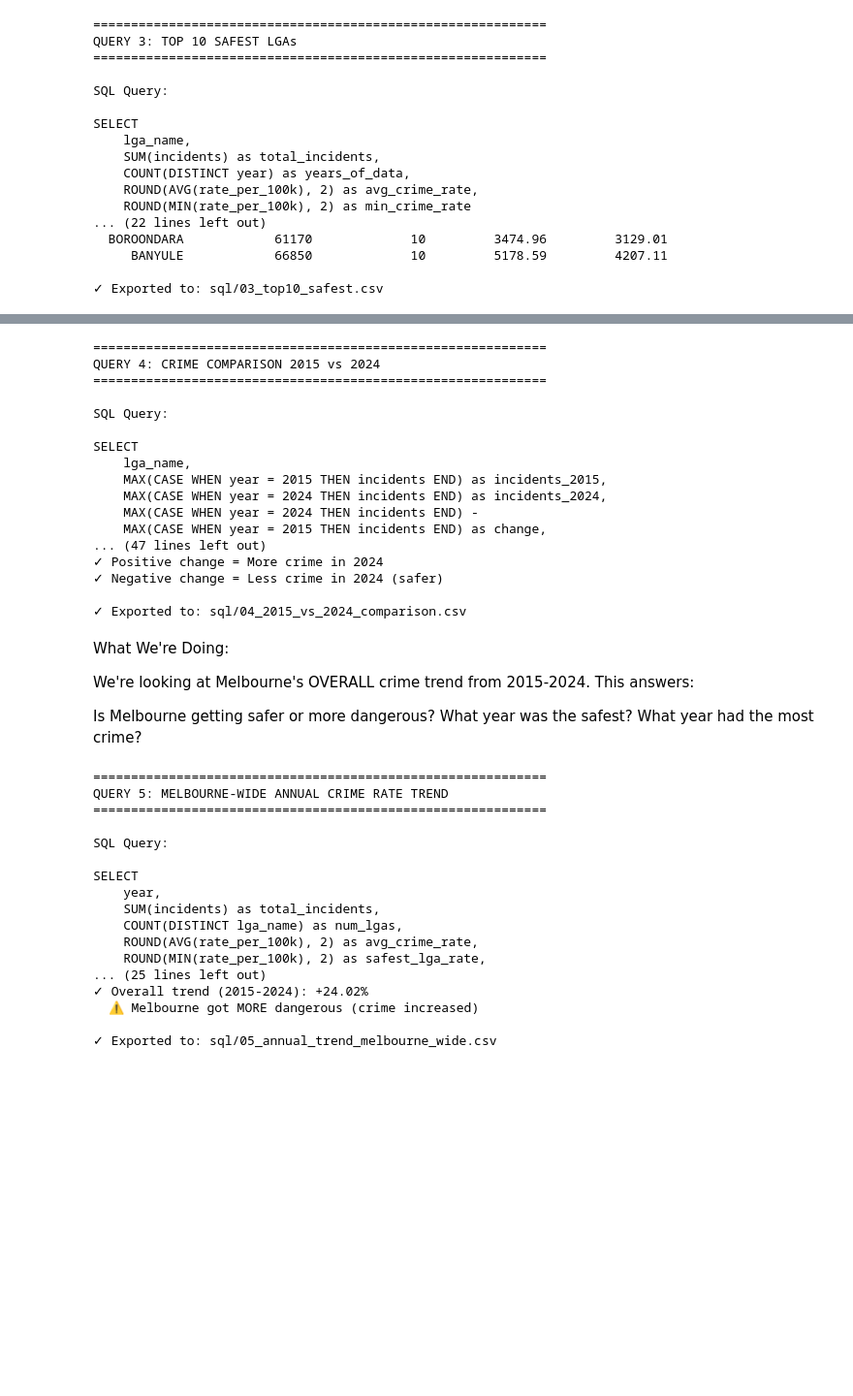
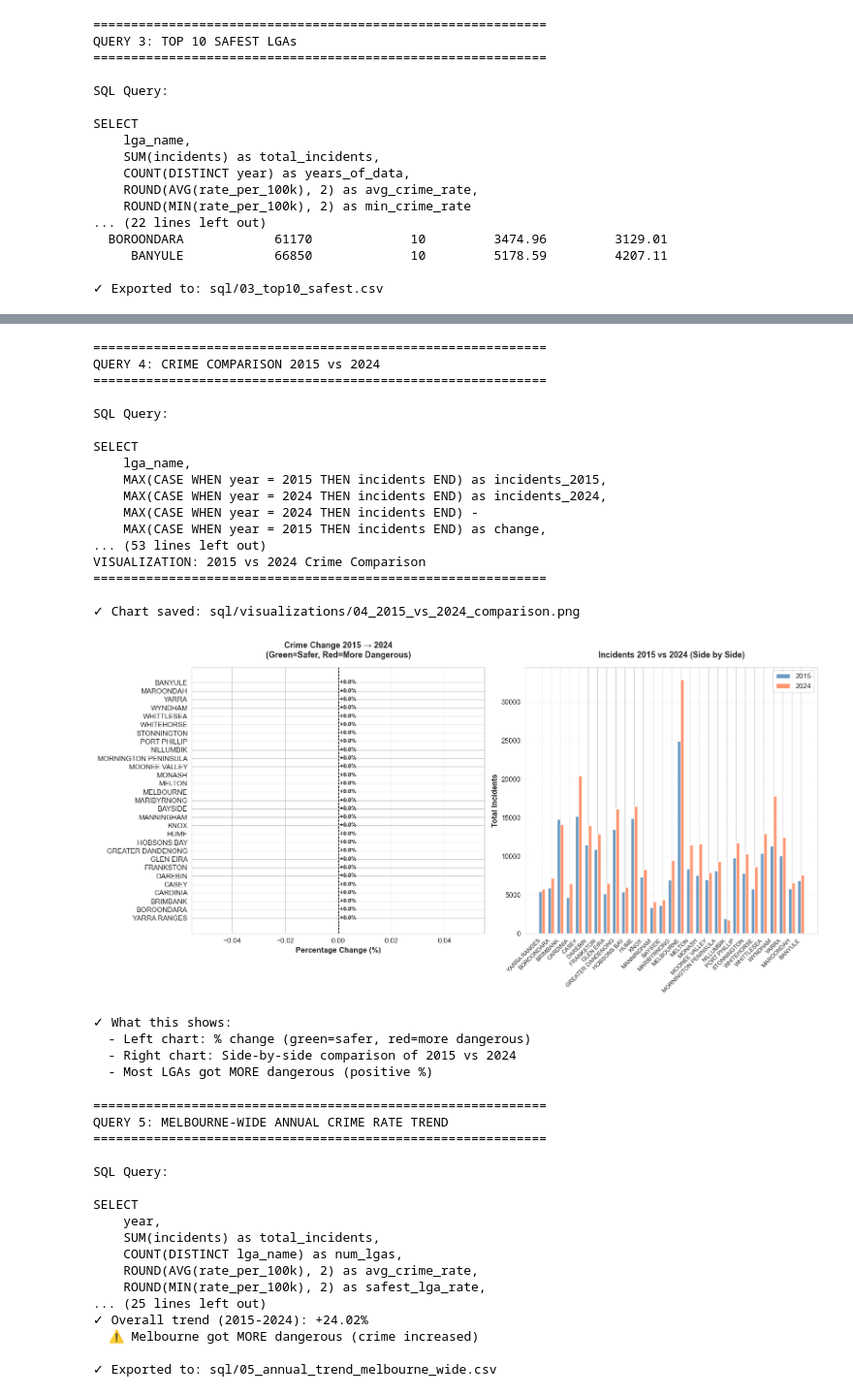
Before and after one commit to Anni2612/melbourne-crime-liveability-dashboard, a Jupyter notebook: python/sql_analysis.ipynb, the cells around one changed output, grey strips where cells are left out. Shown at 97% size. Cells and saved outputs as stored; diff of their text form; code cells hidden in the pictures; blank space fills up the shorter version.

```diff
--- a/python/sql_analysis.ipynb
+++ b/python/sql_analysis.ipynb
@@ -301,4 +437,8 @@ What's the overall trend?
 # %%
+# ==================================================================================
+# ──  QUERY 4 - CRIME COMPARISON 2015 vs 2024 ─────────────────────────
+# ==================================================================================
+
 print("\n" + "="*60)
 print("QUERY 4: CRIME COMPARISON 2015 vs 2024")
 print("="*60)
@@ -324,8 +464,7 @@ print("- CASE WHEN: Extracts data for 2015 and 2024 separately")
 print("- change: Difference between 2024 and 2015 (positive = more crime)")
 print("- pct_change: Percentage change year-over-year")
 print("- ORDER BY pct_change DESC: Worst to best\n")
-
-# ── RUN THE QUERY ─────────────────────────────────────────────────────────
+# ── RUN THE QUERY ─────────────────────────────────────────────────────────────
 query4 = """
 SELECT
     lga_name,
@@ -341,43 +480,91 @@ WHERE year IN (2015, 2024)
 GROUP BY lga_name
 ORDER BY pct_change DESC
 """
 
 df_query4 = pd.read_sql_query(query4, conn)
 
 print("Results (Crime Change 2015 vs 2024):")
 print(df_query4.to_string(index=False))
 
 print(f"\n✓ Positive change = More crime in 2024")
 print(f"✓ Negative change = Less crime in 2024 (safer)")
 
 # Export to CSV
 output_file4 = SQL_OUTPUT + "04_2015_vs_2024_comparison.csv"
 df_query4.to_csv(output_file4, index=False)
 print(f"\n✓ Exported to: {output_file4}")
+print("\n" + "="*60)
+print("VISUALIZATION: 2015 vs 2024 Crime Comparison")
+print("="*60)
+
+# Prepare data
+comparison_data = df_query4.sort_values('pct_change', ascending=True)
+
+# Create figure with 2 subplots
+fig, (ax1, ax2) = plt.subplots(1, 2, figsize=(16, 8))
+
+# ── SUBPLOT 1: Percentage Change (which got worse/better) ──
+colors_change = ['green' if x < 0 else 'red' for x in comparison_data['pct_change']]
+ax1.barh(comparison_data['lga_name'], comparison_data['pct_change'], color=colors_change)
+ax1.set_xlabel('Percentage Change (%)', fontsize=12, fontweight='bold')
+ax1.set_title('Crime Change 2015 → 2024\n(Green=Safer, Red=More Dangerous)',
+              fontsize=13, fontweight='bold', pad=15)
+ax1.axvline(x=0, color='black', linestyle='--', linewidth=1)
+
+# Add value labels
+for i, (idx, row) in enumerate(comparison_data.iterrows()):
+    ax1.text(row['pct_change'], i, f" {row['pct_change']:+.1f}%",
+             va='center', fontsize=9, fontweight='bold')
+
+# ── SUBPLOT 2: Incident Comparison (bars side by side) ──
+x = np.arange(len(comparison_data))
+width = 0.35
+
+ax2.bar(x - width/2, comparison_data['incidents_2015'], width,
+        label='2015', alpha=0.8, color='steelblue')
+ax2.bar(x + width/2, comparison_data['incidents_2024'], width,
+        label='2024', alpha=0.8, color='coral')
+
+ax2.set_ylabel('Total Incidents', fontsize=12, fontweight='bold')
+ax2.set_title('Incidents 2015 vs 2024 (Side by Side)', fontsize=13, fontweight='bold', pad=15)
+ax2.set_xticks(x)
+ax2.set_xticklabels(comparison_data['lga_name'], rotation=45, ha='right', fontsize=9)
+ax2.legend(fontsize=11)
+ax2.grid(True, alpha=0.3, axis='y')
+plt.tight_layout()
+
+# Save the chart
+chart_path = VIZ_OUTPUT + "04_2015_vs_2024_comparison.png"
+plt.savefig(chart_path, dpi=300, bbox_inches='tight')
+print(f"\n✓ Chart saved: {chart_path}")
+
+plt.show()
+
+print("\n✓ What this shows:")
+print("  - Left chart: % change (green=safer, red=more dangerous)")
+print("  - Right chart: Side-by-side comparison of 2015 vs 2024")
+print("  - Most LGAs got MORE dangerous (positive %)")
 # %% [output]
 ============================================================
 QUERY 4: CRIME COMPARISON 2015 vs 2024
 ============================================================
 
 SQL Query:
 
 SELECT
     lga_name,
     MAX(CASE WHEN year = 2015 THEN incidents END) as incidents_2015,
     MAX(CASE WHEN year = 2024 THEN incidents END) as incidents_2024,
     MAX(CASE WHEN year = 2024 THEN incidents END) -
     MAX(CASE WHEN year = 2015 THEN incidents END) as change,
-... (47 lines left out)
-✓ Positive change = More crime in 2024
-✓ Negative change = Less crime in 2024 (safer)
+... (53 lines left out)
+VISUALIZATION: 2015 vs 2024 Crime Comparison
+============================================================
 
-✓ Exported to: sql/04_2015_vs_2024_comparison.csv
+✓ Chart saved: sql/visualizations/04_2015_vs_2024_comparison.png
+[figure, added]
+✓ What this shows:
+  - Left chart: % change (green=safer, red=more dangerous)
+  - Right chart: Side-by-side comparison of 2015 vs 2024
+  - Most LGAs got MORE dangerous (positive %)
-# %% [markdown]
-What We're Doing:
-
-We're looking at Melbourne's OVERALL crime trend from 2015-2024. This answers:
-
-Is Melbourne getting safer or more dangerous?
-What year was the safest?
-What year had the most crime?
 # %%
```
Also changed, not shown: parts of 16 cells of this notebook, 6 other files.
